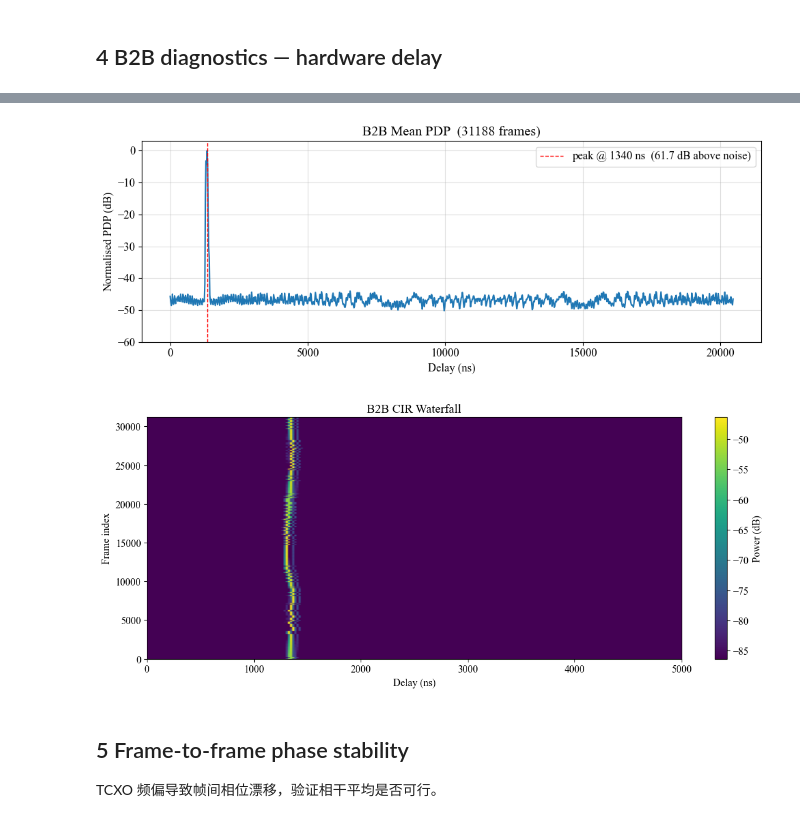
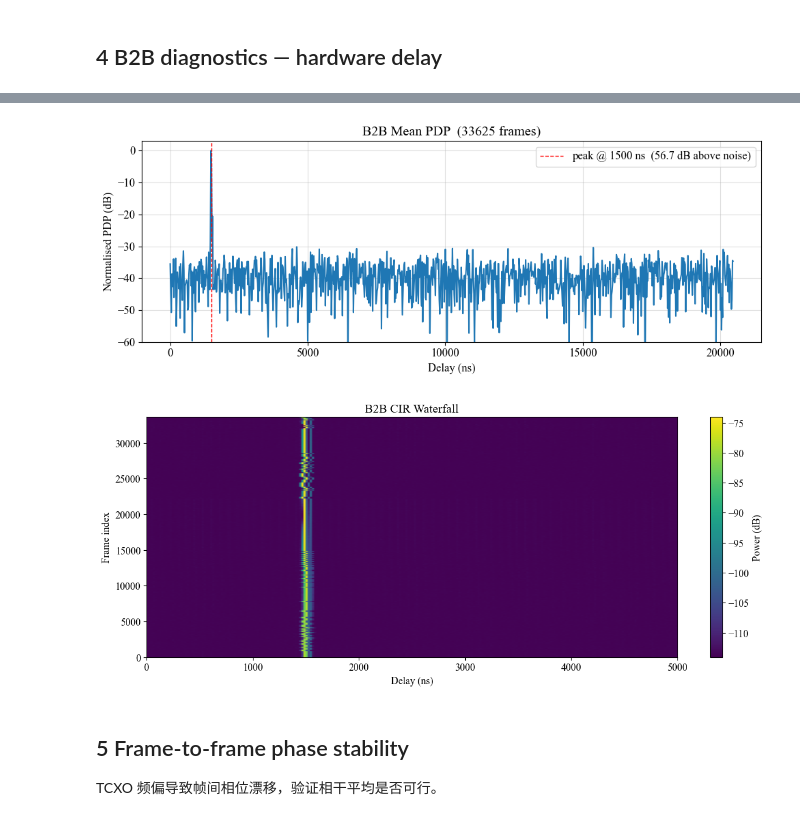
Before and after one commit to UnknownGuo/chan_meas, a Jupyter notebook: notebooks/explore/b2b_extract_explore.ipynb, the cells around one changed output, grey strips where cells are left out. Saved outputs shown, nothing was run; the diff lists cells and outputs as text; code cells hidden in the pictures.

```diff
--- a/notebooks/explore/b2b_extract_explore.ipynb
+++ b/notebooks/explore/b2b_extract_explore.ipynb
@@ -88,7 +91,6 @@ B2B .bin files (19 found):
 # %%
-# ── 选择要分析的 B2B 文件 ────────────────────────────────────────────────────
-# 改这里：填入 b2b_files 的序号，或直接指定完整路径
-FILE_IDX = 13
+
+FILE_IDX = 4
 B2B_PATH = b2b_files[FILE_IDX]
 
 print(f"Selected: {B2B_PATH.relative_to(RAW_CALI_DIR)}")
@@ -139,25 +152,25 @@ print(f"  Span : {delay_span_ns:.1f} ns")
 # %%
 delay_ns = np.arange(U) / BW_HZ * 1e9
 
 # Mean PDP — numpy/CPU
-pdp = (np.abs(cir_b2b) ** 2).mean(axis=0)
+pdp = np.abs(cir_b2b[300]) ** 2
 pdp_db = 10 * np.log10(pdp + 1e-30)
 pdp_db -= pdp_db.max()
 
 fig, ax = plt.subplots(figsize=(10, 4))
 ax.plot(delay_ns, pdp_db)
 ax.axvline(diag['peak_delay_ns'], color='r', ls='--', lw=1,
            label=f"peak @ {diag['peak_delay_ns']:.0f} ns  ({diag['peak_power_db']:.1f} dB above noise)")
 ax.set_xlabel('Delay (ns)')
 ax.set_ylabel('Normalised PDP (dB)')
 ax.set_title(f'B2B Mean PDP  ({n_frames} frames)')
 ax.set_ylim([-60, 3])
 ax.legend()
 ax.grid(True, alpha=0.4)
 fig.tight_layout()
 plt.show()
 # %% [output]
-[figure, old version]
+[figure, new version]
 # %%
 # B2B waterfall — numpy/CPU
 cir_pwr_db = 10 * np.log10(np.abs(cir_b2b) ** 2 + 1e-30)
@@ -178,7 +191,7 @@ ax.set_title('B2B CIR Waterfall')
 fig.tight_layout()
 plt.show()
 # %% [output]
-[figure, old version]
+[figure, new version]
 # %% [markdown]
 ## 5  Frame-to-frame phase stability
 
```
Also changed, not shown: parts of 13 cells of this notebook, 48 other files.
